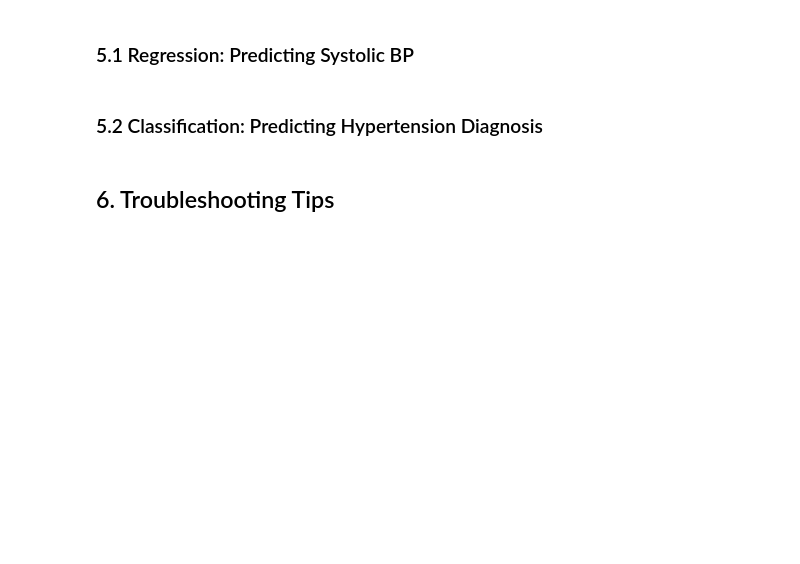
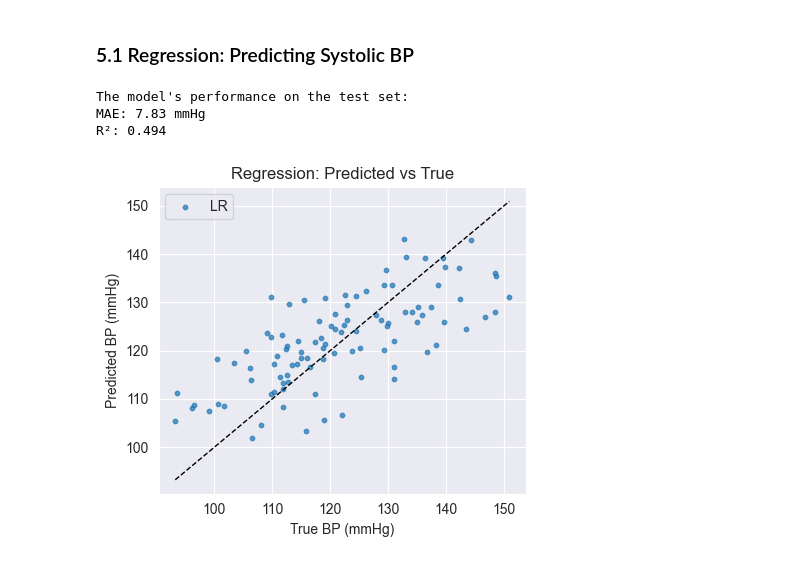
Before and after one commit to BME-i9400/BME-i9400, a Jupyter notebook: slides/lecture_00_python_crash_course.ipynb, the cells around one changed output. Saved outputs shown, nothing was run; the diff lists cells and outputs as text; code cells hidden in the pictures; blank space fills up the shorter version.

```diff
--- a/slides/lecture_00_python_crash_course.ipynb
+++ b/slides/lecture_00_python_crash_course.ipynb
@@ -204,15 +287,32 @@ print(f"Ridge(alpha=1.0) MAE={mae_r:.2f}, R2={r2_r:.3f}")
+# %%
+# Fit the regression model on the training data
+reg_model.fit(X_train, y_train) # This is the core step where the model learns from the data!
+
+# Evaluate the model on the test set
+pred = reg_model.predict(X_test) # Also a core step, where we use the model to make predictions on unseen data.
+
+# Calculate metrics: Mean Absolute Error (MAE) and R² score
+mae = mean_absolute_error(y_test, pred)
+r2 = r2_score(y_test, pred)
+
+print(f"The model's performance on the test set:")
+print(f"MAE: {mae:.2f} mmHg")
+print(f"R²: {r2:.3f}")
+# %% [output]
+The model's performance on the test set:
+MAE: 7.83 mmHg
+R²: 0.494
 # %%
 # Plot predicted vs true
 plt.figure(figsize=(4.5,4))
 plt.scatter(y_test, pred, s=10, alpha=0.7, label="LR")
-plt.scatter(y_test, pred_r, s=10, alpha=0.7, label="Ridge")
-lims = [min(y_test.min(), pred.min(), pred_r.min()), max(y_test.max(), pred.max(), pred_r.max())]
+lims = [min(y_test.min(), pred.min()), max(y_test.max(), pred.max())]
 plt.plot(lims, lims, 'k--', linewidth=1)
 plt.xlabel("True BP (mmHg)")
 plt.ylabel("Predicted BP (mmHg)")
 plt.title("Regression: Predicted vs True")
 plt.legend()
 plt.tight_layout()
 plt.show()
+# %% [output]
+[figure, added]
-# %% [markdown]
-### 5.2 Classification: Predicting Hypertension Diagnosis
@@ -272,2 +318,0 @@ plt.show()
-# %% [markdown]
-## 6. Troubleshooting Tips
```
Also changed, not shown: parts of 36 cells of this notebook, 2 other files.
